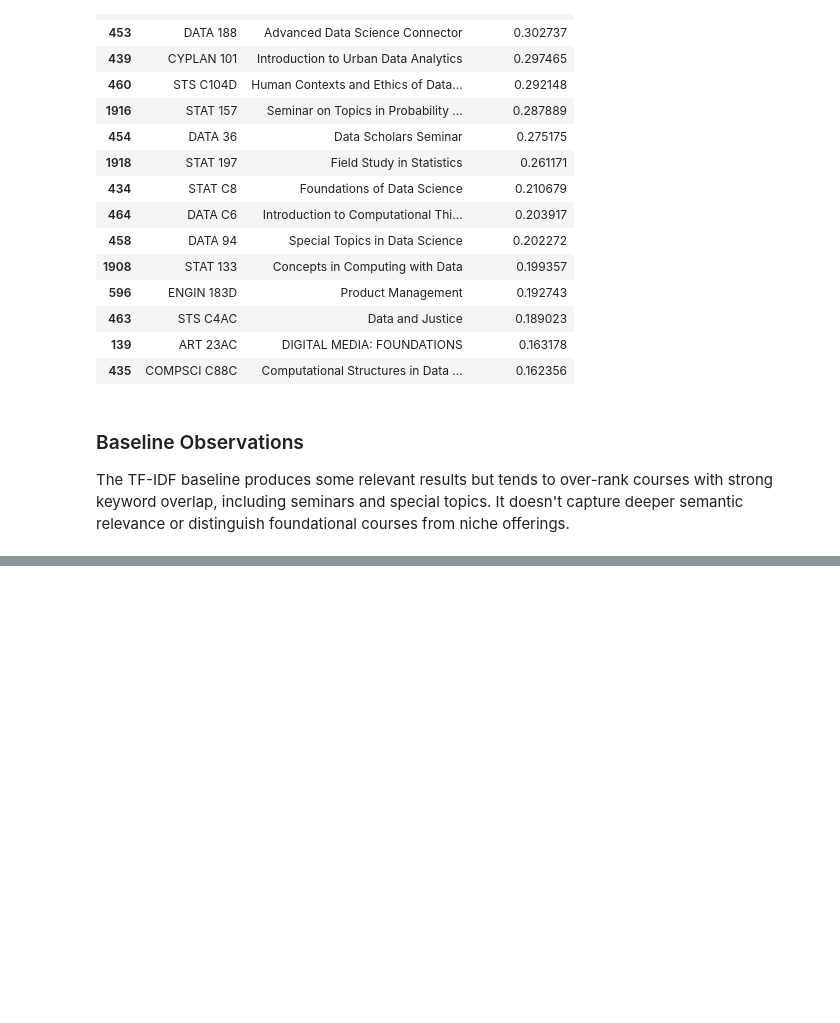
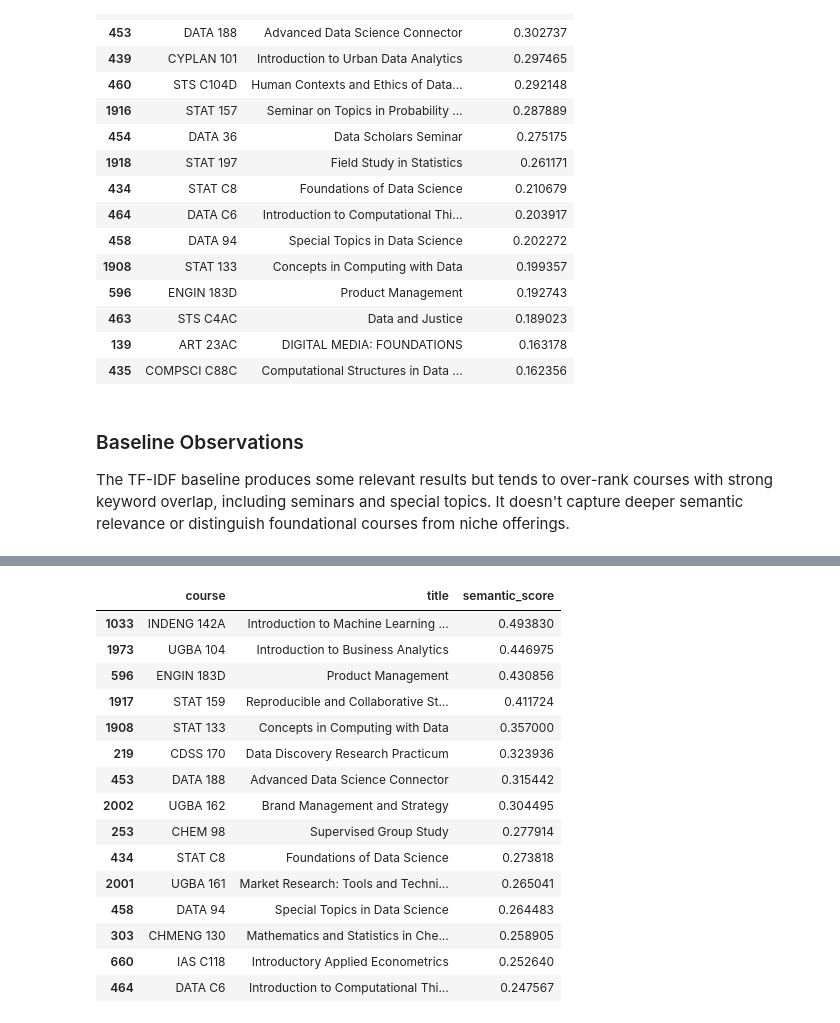
Before and after one commit to keskaory/CalCourse, a Jupyter notebook: notebooks/05_baseline_recommender.ipynb, the cells around one changed output, grey strips where cells are left out. Drawn from its saved outputs; the diff is of its cells as text; code cells hidden in the pictures; blank space fills up the shorter version.

```diff
--- a/notebooks/05_baseline_recommender.ipynb
+++ b/notebooks/05_baseline_recommender.ipynb
@@ -120,0 +137,5 @@ The TF-IDF baseline produces some relevant results but tends to over-rank course
+# %%
+course_embeddings = model.encode(
+    eligible_courses["text"].tolist(),
+    show_progress_bar=True
+)
@@ -120,0 +158,21 @@ The TF-IDF baseline produces some relevant results but tends to over-rank course
+# %%
+semantic_recommendations[
+    ["course", "title", "semantic_score"]
+].head(15)
+# %% [output]
+|  | course | title | semantic_score |
+| 1033 | INDENG 142A | Introduction to Machine Learning ... | 0.493830 |
+| 1973 | UGBA 104 | Introduction to Business Analytics | 0.446975 |
+| 596 | ENGIN 183D | Product Management | 0.430856 |
+| 1917 | STAT 159 | Reproducible and Collaborative St... | 0.411724 |
+| 1908 | STAT 133 | Concepts in Computing with Data | 0.357000 |
+| 219 | CDSS 170 | Data Discovery Research Practicum | 0.323936 |
+| 453 | DATA 188 | Advanced Data Science Connector | 0.315442 |
+| 2002 | UGBA 162 | Brand Management and Strategy | 0.304495 |
+| 253 | CHEM 98 | Supervised Group Study | 0.277914 |
+| 434 | STAT C8 | Foundations of Data Science | 0.273818 |
+| 2001 | UGBA 161 | Market Research: Tools and Techni... | 0.265041 |
+| 458 | DATA 94 | Special Topics in Data Science | 0.264483 |
+| 303 | CHMENG 130 | Mathematics and Statistics in Che... | 0.258905 |
+| 660 | IAS C118 | Introductory Applied Econometrics | 0.252640 |
+| 464 | DATA C6 | Introduction to Computational Thi... | 0.247567 |
```
Also changed, not shown: parts of 14 cells of this notebook, 2 other files.
